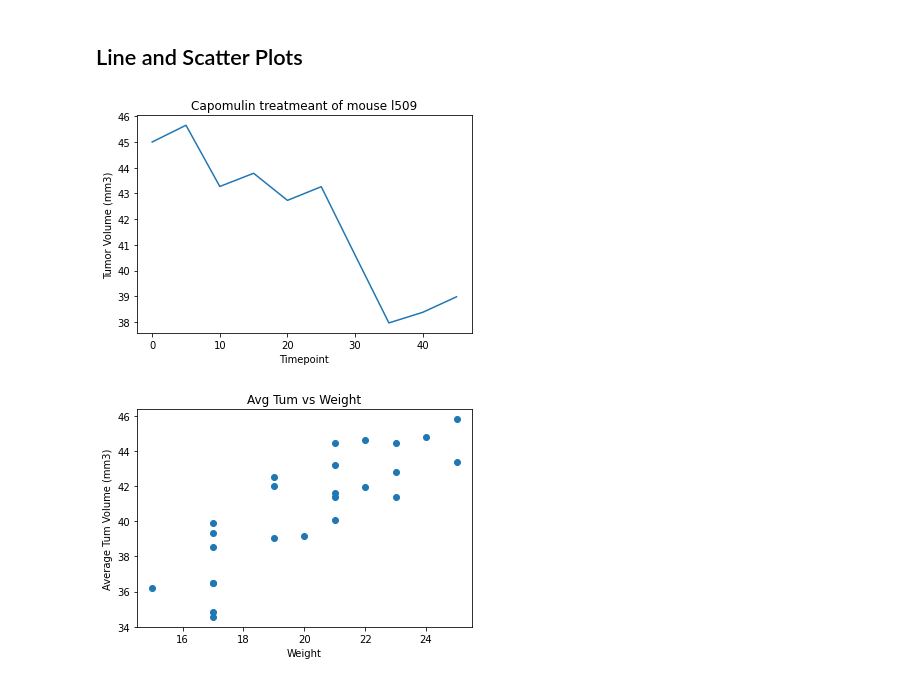
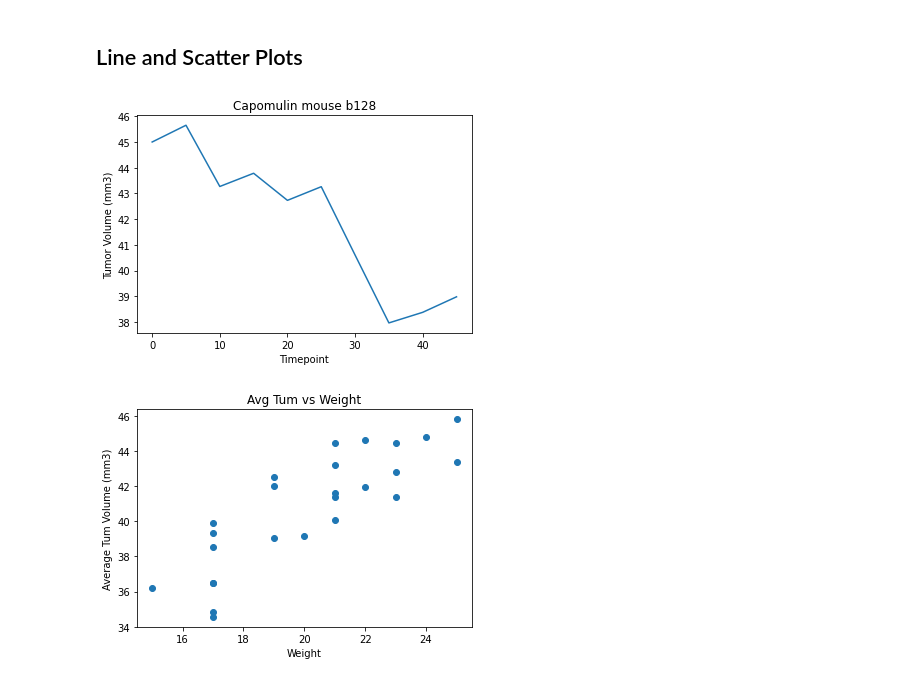
Before and after one commit to Starcode897/matplotlib-challenge, a Jupyter notebook: Pymaceuticals/pymaceuticals_starter.ipynb, the cells around one changed output. Drawn from its saved outputs; the diff is of its cells as text; code cells hidden in the pictures.

```diff
--- a/Pymaceuticals/pymaceuticals_starter.ipynb
+++ b/Pymaceuticals/pymaceuticals_starter.ipynb
@@ -319,17 +329,17 @@ plt.show()
 # %%
 # Generate a line plot of tumor volume vs. time point for a single mouse
 # treated with Capomulin
 capmouse = cap.loc[cap["Mouse ID"] == "b128",:]
 
 x_ax = capmouse["Timepoint"]
 size = capmouse["Tumor Volume (mm3)"]
 plt.plot(x_ax, size)
-plt.title('Capomulin treatmeant of mouse l509')
+plt.title('Capomulin mouse b128')
 plt.ylabel('Tumor Volume (mm3)')
 plt.xlabel('Timepoint')
 plt.show()
 # %% [output]
-[figure, old version]
+[figure, new version]
 # %%
 # Generate a scatter plot of average tumor volume vs. mouse weight
 # for all mice in the Capomulin regimen
```
Also changed, not shown: parts of 3 cells of this notebook.
